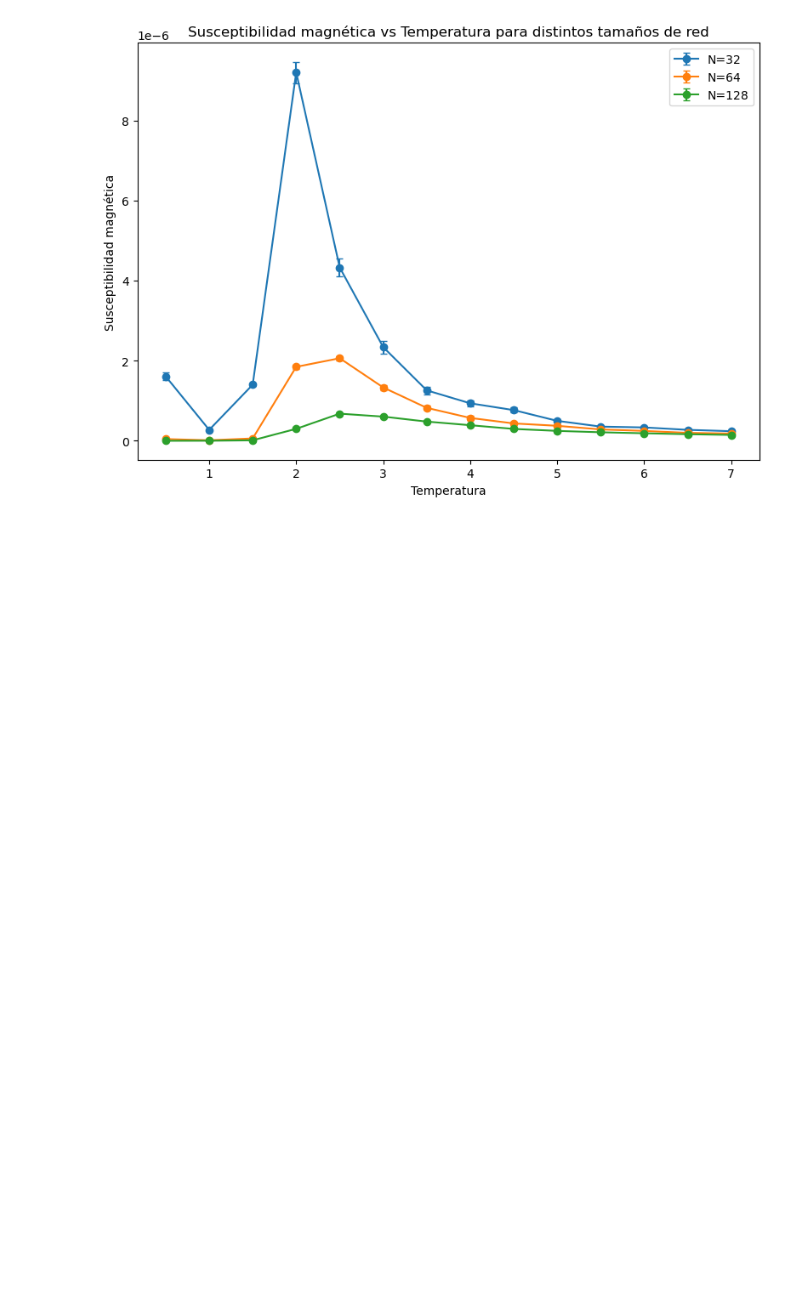
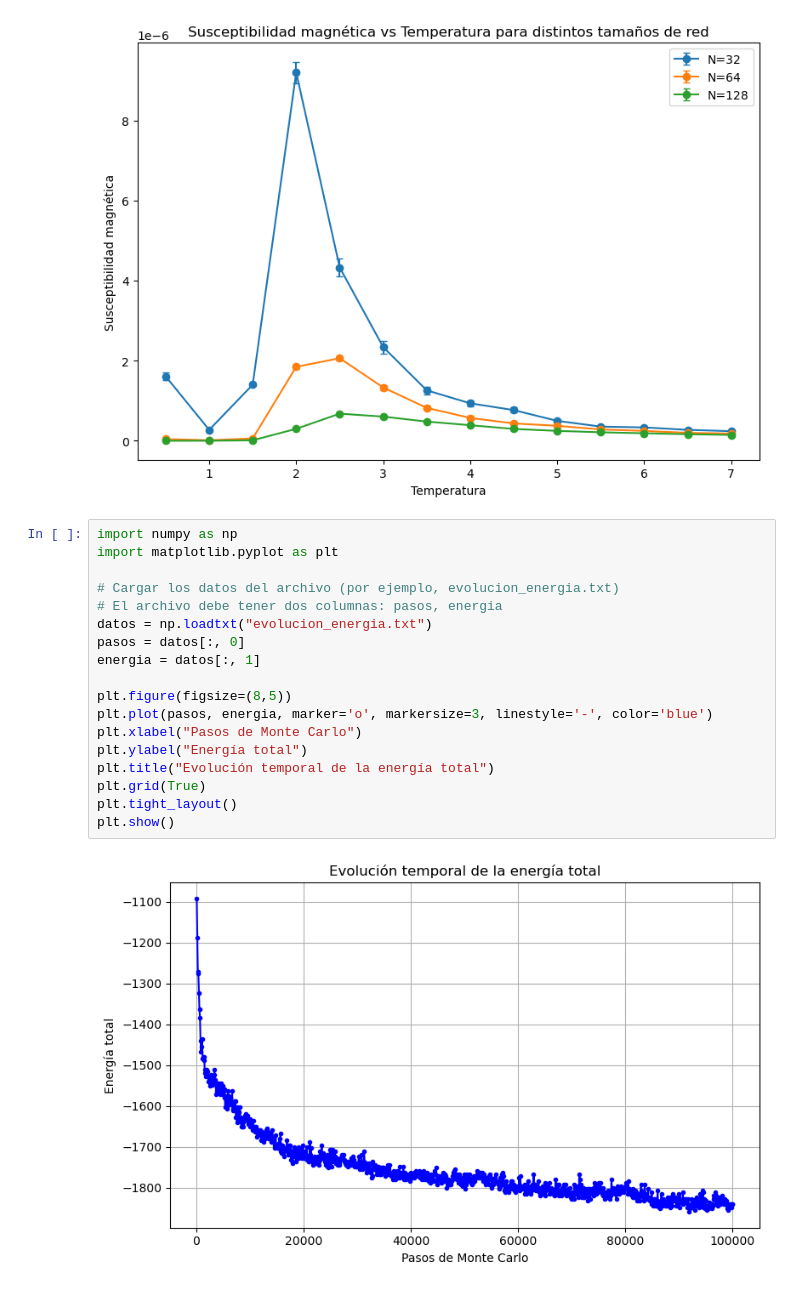
Before and after one commit to ireneblram/Fisica-Computacional-2024-2025, a Jupyter notebook: Voluntario2/Informe.ipynb, the cells around one changed output. Cells and saved outputs as stored; diff of their text form; blank space fills up the shorter version.

```diff
--- a/Voluntario2/Informe.ipynb
+++ b/Voluntario2/Informe.ipynb
@@ -183,3 +183,23 @@ plt.tight_layout()
 plt.show()
 # %% [output]
 [figure]
+# %%
+import numpy as np
+import matplotlib.pyplot as plt
+
+# Cargar los datos del archivo (por ejemplo, evolucion_energia.txt)
+# El archivo debe tener dos columnas: pasos, energia
+datos = np.loadtxt("evolucion_energia.txt")
+pasos = datos[:, 0]
+energia = datos[:, 1]
+
+plt.figure(figsize=(8,5))
+plt.plot(pasos, energia, marker='o', markersize=3, linestyle='-', color='blue')
+plt.xlabel("Pasos de Monte Carlo")
+plt.ylabel("Energía total")
+plt.title("Evolución temporal de la energía total")
+plt.grid(True)
+plt.tight_layout()
+plt.show()
+# %% [output]
+[figure, added]
```
Also changed, not shown: 7 other files.
